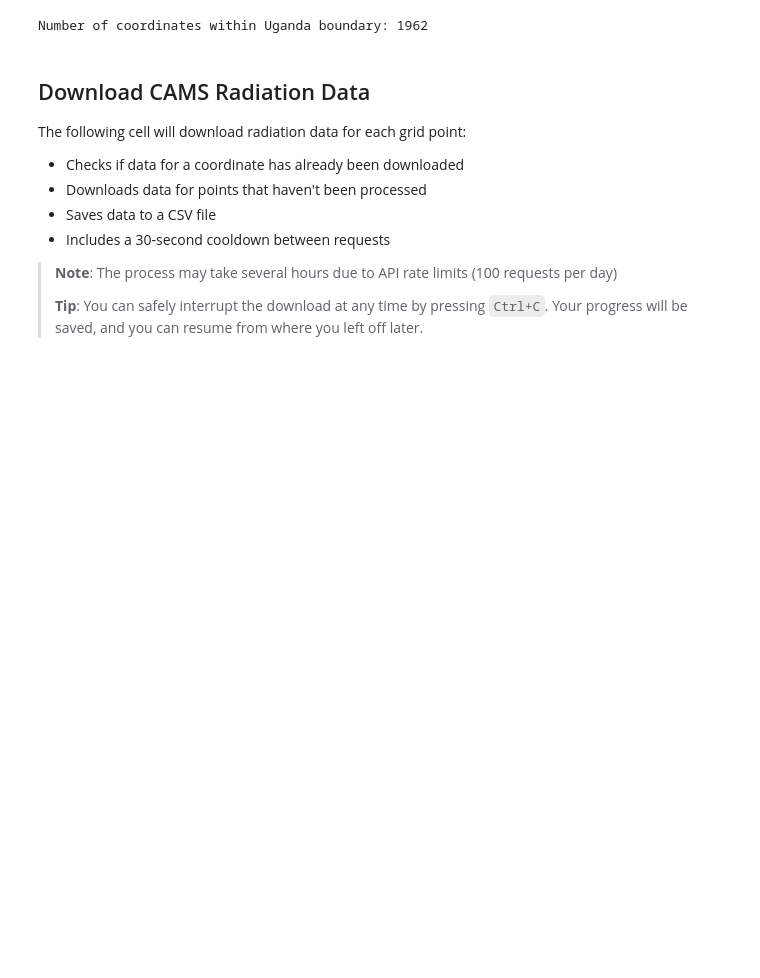
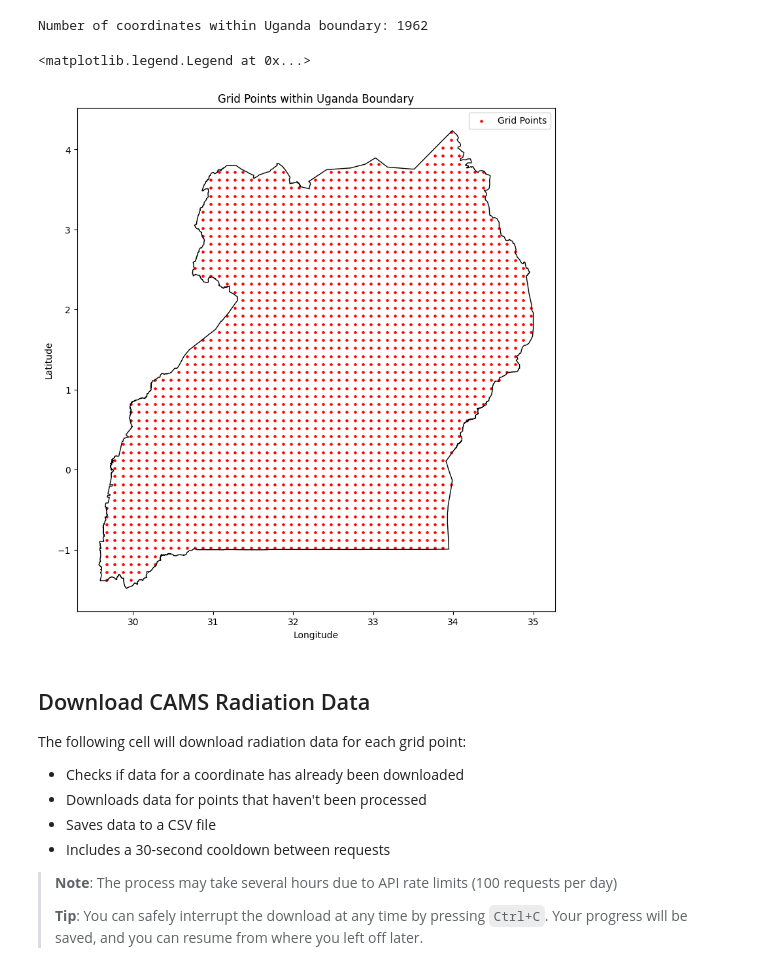
Before and after one commit to Marconi-Lab/SolarIrradiation, a Jupyter notebook: scripts/data_download_for_heatmap/downlaod_cams.ipynb, the cells around one changed output. Saved outputs shown, nothing was run; the diff lists cells and outputs as text; code cells hidden in the pictures; blank space fills up the shorter version.

```diff
--- a/scripts/data_download_for_heatmap/downlaod_cams.ipynb
+++ b/scripts/data_download_for_heatmap/downlaod_cams.ipynb
@@ -133,6 +133,20 @@ uganda_coordinates = [(point.geometry.x, point.geometry.y) for _, point in grid_
 print(f"Number of coordinates within Uganda boundary: {len(uganda_coordinates)}")
 # %% [output]
 Number of coordinates within Uganda boundary: 1962
+# %%
+import matplotlib.pyplot as plt
+
+# plot the Uganda map indicating the grid points
+fig, ax = plt.subplots(figsize=(10, 10))
+uganda_map.boundary.plot(ax=ax, color='black', linewidth=1)
+grid_gdf.plot(ax=ax, color='red', markersize=5, label='Grid Points')
+plt.title('Grid Points within Uganda Boundary')
+plt.xlabel('Longitude')
+plt.ylabel('Latitude')
+plt.legend()
+# %% [output]
+<matplotlib.legend.Legend at 0x...>
+[figure, added]
 # %% [markdown]
 ## Download CAMS Radiation Data
 
```
Also changed, not shown: 1 other file.
